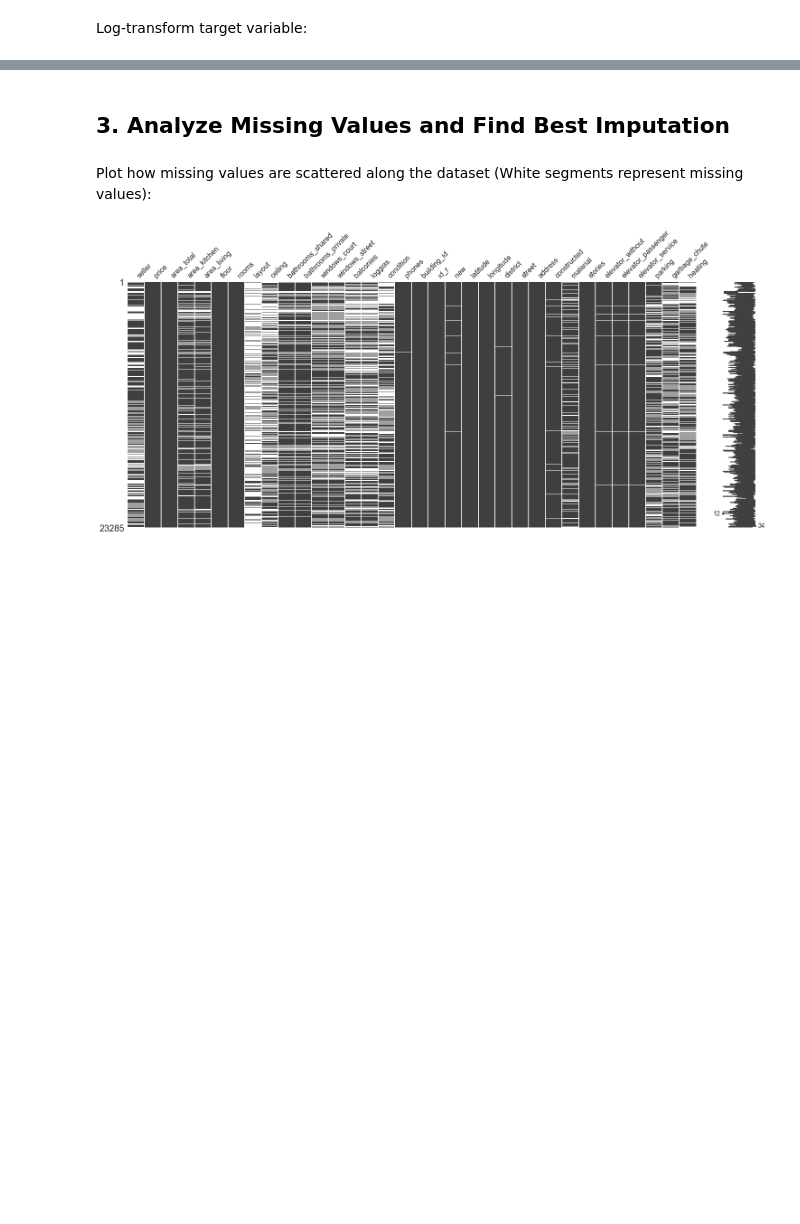
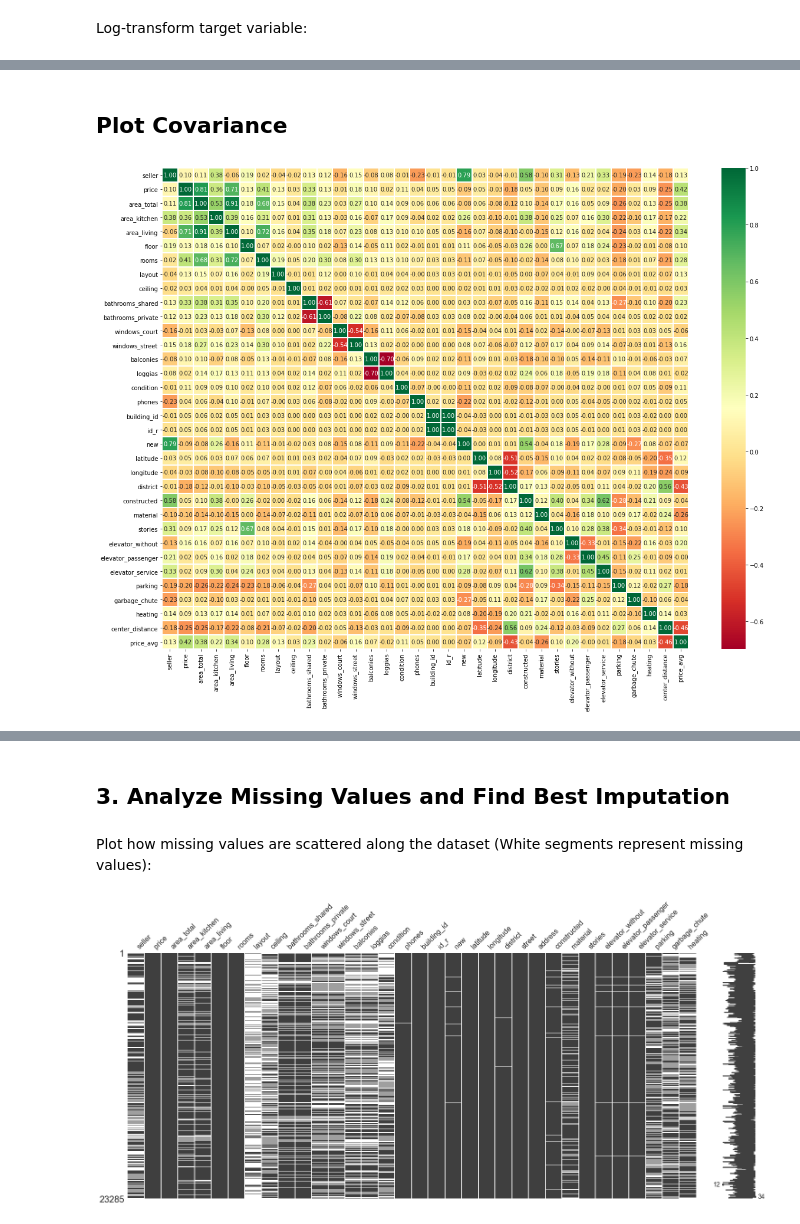
Before and after one commit to kirill-menke/house-pricing-prediction, a Jupyter notebook: eda.ipynb, the cells around one changed output, grey strips where cells are left out. Saved outputs shown, nothing was run; the diff lists cells and outputs as text; code cells hidden in the pictures; blank space fills up the shorter version.

```diff
--- a/eda.ipynb
+++ b/eda.ipynb
@@ -43,0 +75,7 @@ ax2.legend()
+# %% [markdown]
+## Plot Covariance
+# %%
+plt.figure(figsize=(20, 15))
+sns.heatmap(train_df.corr(), xticklabels=True, yticklabels=True, cmap='RdYlGn', linewidths=.2, annot=True, fmt=".2f");
+# %% [output]
+[figure, added]
```
Also changed, not shown: parts of 9 cells of this notebook, 5 other files.
